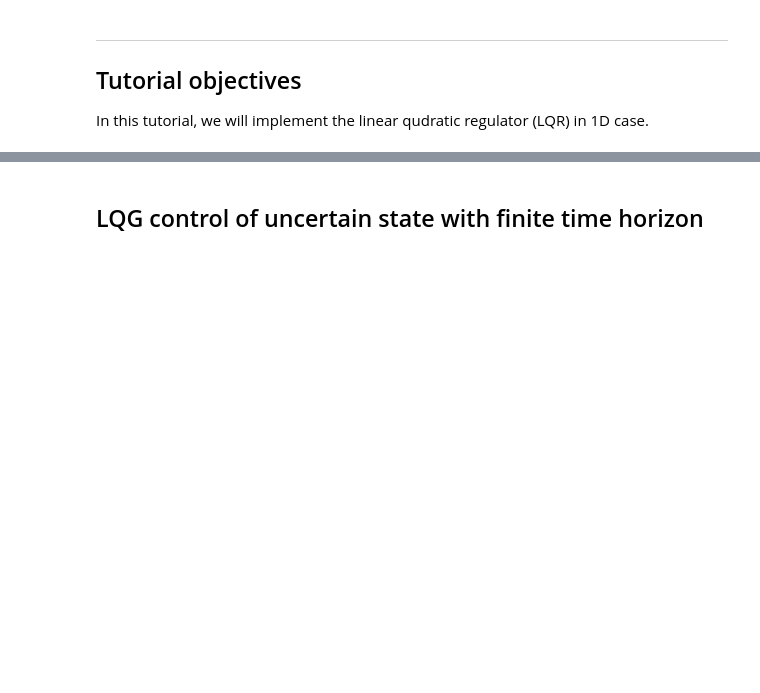
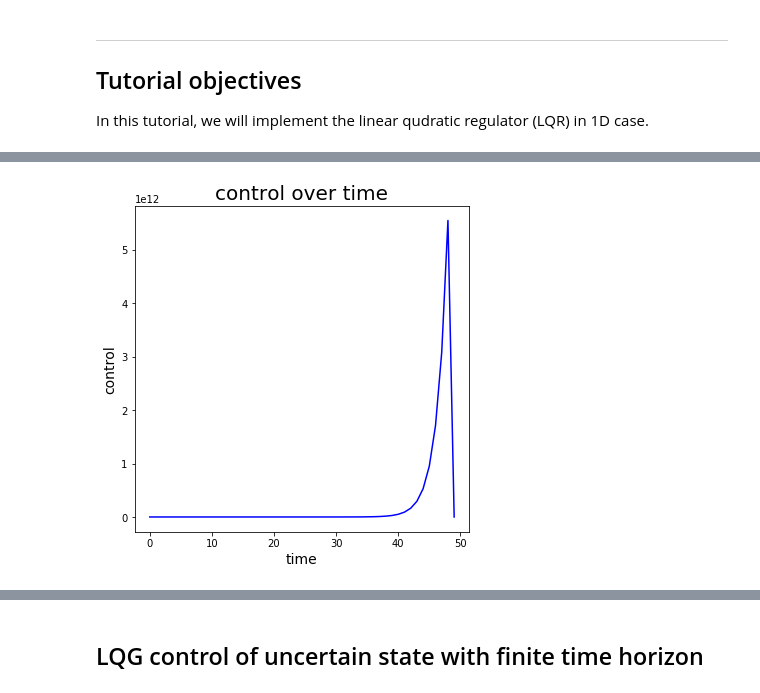
Before and after one commit to zhengww/NeuroMatchAcademy, a Jupyter notebook: Tutorial2_optimal_control_continuous.ipynb, the cells around one changed output, grey strips where cells are left out. Saved outputs shown, nothing was run; the diff lists cells and outputs as text; code cells hidden in the pictures; blank space fills up the shorter version.

```diff
--- a/Tutorial2_optimal_control_continuous.ipynb
+++ b/Tutorial2_optimal_control_continuous.ipynb
@@ -187,4 +17,0 @@ noise_var = 0.001
-# %%
-target = np.zeros(T)
-lqr_zero = LQR_1D(T, ini_state, noise_var, target)
-u, x, x_tilde = lqr_zero.dynamics_zero_state(a, b, q, r)
@@ -232,4 +17,0 @@ In this excercise, we will use LQR controller to track sinusoid function.
-# %%
-target = np.sin(np.arange(T) * 2 * np.pi * 5 /T)
-lqr_sine= LQR_1D(T, ini_state, noise_var, target)
-u, x, x_tilde = lqr_sine.dynamics_tracking(a, b, q, r)
@@ -247,0 +129,17 @@ lqr_sine.plot_position(x, x_tilde, target)
+# %%
+D = 1  # state parameter
+B = 1   # control parameter
+Q = 1   # cost of state
+R = 1   # cost of control
+T = 50  # time horizon
+ini_state = 4      # initial state
+noise_var = 0.2   # process noise
+# %%
+target = np.zeros(T)
+lds_zero = LDS_1D(T, ini_state, noise_var, target)
+L = - np.ones(T) * .8
+a, x = lds_zero.dynamics_zero_state(D, B, Q, R, L)
+# %%
+lds_zero.plot_control(a)
+# %% [output]
+[figure, added]
```
Also changed, not shown: parts of 44 cells of this notebook, 3 other files.
